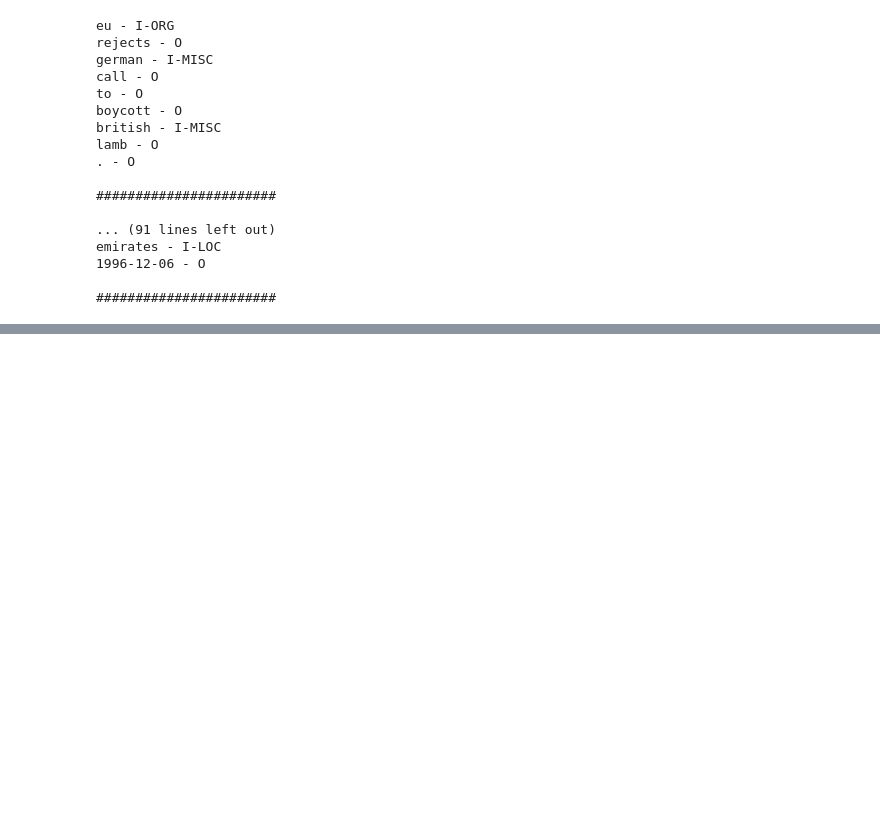
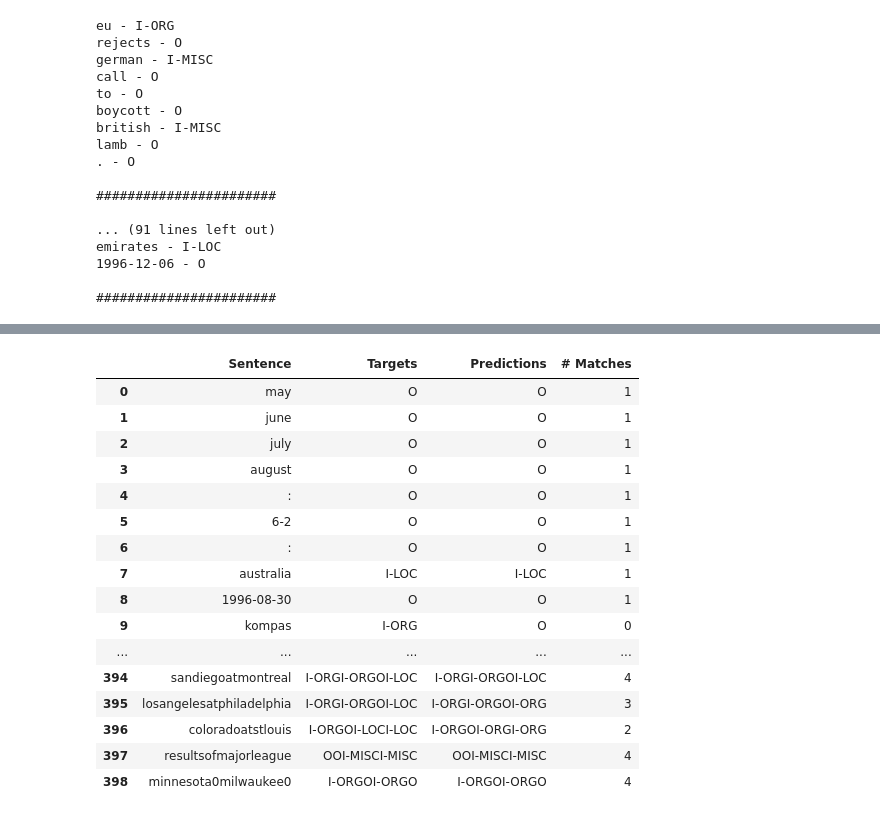
Before and after one commit to felixSchober/ABSA-Transformer, a Jupyter notebook: Notebook.ipynb, the cells around one changed output, grey strips where cells are left out. Saved outputs shown, nothing was run; the diff lists cells and outputs as text; code cells hidden in the pictures; blank space fills up the shorter version.

```diff
--- a/Notebook.ipynb
+++ b/Notebook.ipynb
@@ -153,0 +230,21 @@ KeyboardInterrupt:
+# %%
+df = predict_some_examples_to_df(model, conll2003['iters'][1], num_samples=800)
+display(HTML(df.to_html()))
+# %% [output]
+|  | Sentence | Targets | Predictions | # Matches |
+| 0 | may | O | O | 1 |
+| 1 | june | O | O | 1 |
+| 2 | july | O | O | 1 |
+| 3 | august | O | O | 1 |
+| 4 | : | O | O | 1 |
+| 5 | 6-2 | O | O | 1 |
+| 6 | : | O | O | 1 |
+| 7 | australia | I-LOC | I-LOC | 1 |
+| 8 | 1996-08-30 | O | O | 1 |
+| 9 | kompas | I-ORG | O | 0 |
+| ... | ... | ... | ... | ... |
+| 394 | sandiegoatmontreal | I-ORGI-ORGOI-LOC | I-ORGI-ORGOI-LOC | 4 |
+| 395 | losangelesatphiladelphia | I-ORGI-ORGOI-LOC | I-ORGI-ORGOI-ORG | 3 |
+| 396 | coloradoatstlouis | I-ORGOI-LOCI-LOC | I-ORGOI-ORGI-ORG | 2 |
+| 397 | resultsofmajorleague | OOI-MISCI-MISC | OOI-MISCI-MISC | 4 |
+| 398 | minnesota0milwaukee0 | I-ORGOI-ORGO | I-ORGOI-ORGO | 4 |
```
Also changed, not shown: parts of 16 cells of this notebook, 5 other files.
